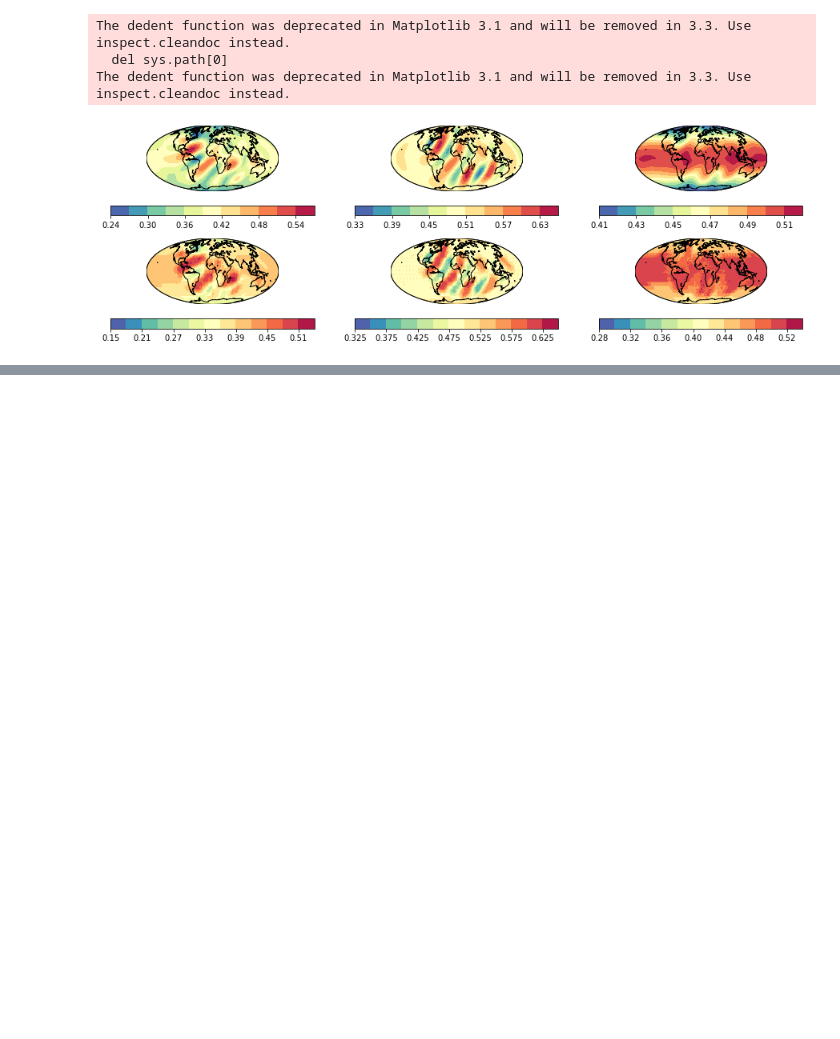
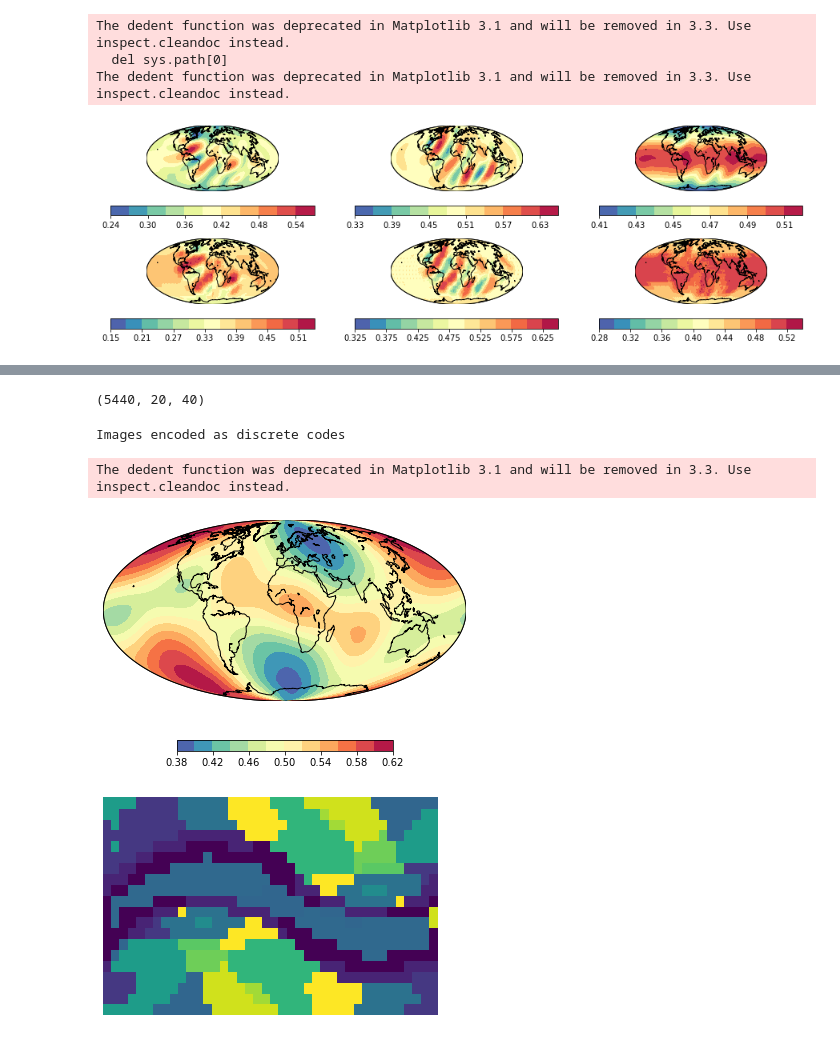
Before and after one commit to yezy17/DIDA_VQ-VAE, a Jupyter notebook: VQVAE_withPixelCNN.ipynb, the cells around one changed output, grey strips where cells are left out. Saved outputs shown, nothing was run; the diff lists cells and outputs as text; code cells hidden in the pictures; blank space fills up the shorter version.

```diff
--- a/VQVAE_withPixelCNN.ipynb
+++ b/VQVAE_withPixelCNN.ipynb
@@ -369,0 +491,72 @@ The dedent function was deprecated in Matplotlib 3.1 and will be removed in 3.3.
+# %%
+# Dataset to train the Prior
+z_train = encoder.predict(field_train)
+z_train.shape
+# %% [output]
+(5440, 20, 40)
+# %%
+field_test, case_test = tfds.as_numpy(tfds.load(
+    dataset_name,
+    split='test',
+    batch_size=-1,
+    as_supervised=True,
+))
+for item in range(field_test.shape[0]):
+    image = field_test[item, :, :, :]
+    field_test[item, :, :, :] = preprocessor(image)
+# %%
+# original versus reconstructions
+def viz_codes(encoder, item, n, random=1):
+
+    if random == 1:
+        x = np.random.choice(field_test.shape[0], size=n, replace=False)
+        print(x)
+        x = field_test[x]
+        codes = encoder.predict(x)
+        fig = plt.figure(figsize=(4, 3))
+        for i in range(n):
+            plt.subplot(3, 4, i+1)
+            plt.pcolor(codes[i, ::-1, :])
+            plt.axis('off')
+        plt.show()
+    else:
+        show_idx = item
+        show_val = 1 #0:u; 1:v; 2:h
+        lons = np.arange(0, 360, 360/field.shape[2])
+        lats = np.arange(-90,90, 181/field.shape[1])
+
+        # Plot of global
+        fig = plt.figure()
+        fig.subplots_adjust(left=0., right=1., bottom=0., top=0.9)
+        # Setup the map. See http://matplotlib.org/basemap/users/mapsetup.html
+        # for other projections.
+        m = Basemap(projection='moll', llcrnrlat=-90, urcrnrlat=90,\
+                    llcrnrlon=0, urcrnrlon=360, resolution='c', lon_0=0)
+        m.drawcoastlines()
+        m.drawmapboundary()
+        # Make the plot continuous
+        value_cyclic, lons_cyclic = addcyclic(field_test[show_idx, :, :, show_val], lons)
+        # Shift the grid so lons go from -180 to 180 instead of 0 to 360.
+        value_cyclic, lons_cyclic = shiftgrid(180., value_cyclic, lons_cyclic, start=False)
+        # Create 2D lat/lon arrays for Basemap
+        lon2d, lat2d = np.meshgrid(lons_cyclic, lats)
+        # Transforms lat/lon into plotting coordinates for projection
+        x, y = m(lon2d, lat2d)
+        # Plot of air temperature with 11 contour intervals
+        cs = m.contourf(x, y, value_cyclic, 11, cmap=plt.cm.Spectral_r)
+        cbar = plt.colorbar(cs, orientation='horizontal', shrink=0.5)
+
+        x = field_test[item:item+1]
+        codes = encoder.predict(x)
+        fig2 = plt.figure(num='code')
+        plt.pcolor(codes[0, ::-1, :])
+        plt.axis('off')
+        plt.show()
+
+print("Images encoded as discrete codes")
+viz_codes(encoder, 574, 12, 0)
+# %% [output]
+Images encoded as discrete codes
+The dedent function was deprecated in Matplotlib 3.1 and will be removed in 3.3. Use inspect.cleandoc instead.
+[figure, added]
+[figure, added]
```
Also changed, not shown: parts of 4 cells of this notebook.
